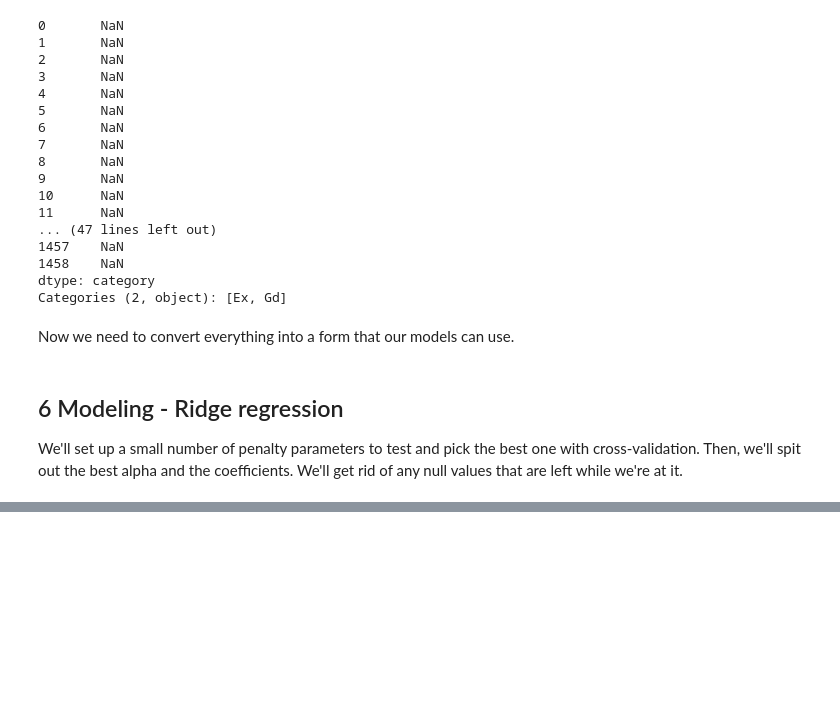
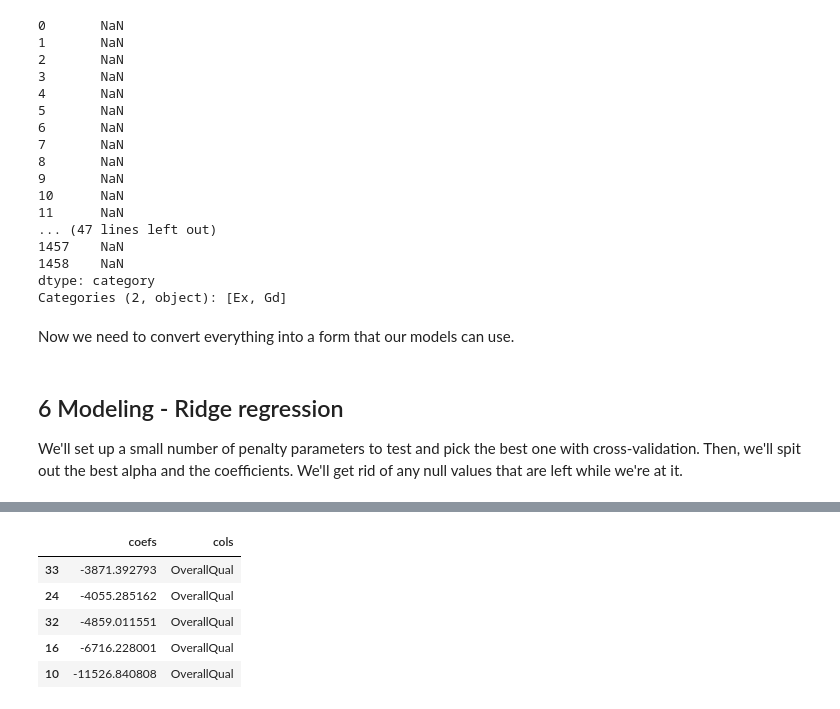
Before and after one commit to jdunavin/Homes, a Jupyter notebook: Ames IA home prices.ipynb, the cells around one changed output, grey strips where cells are left out. Drawn from its saved outputs; the diff is of its cells as text; code cells hidden in the pictures; blank space fills up the shorter version.

```diff
--- a/Ames IA home prices.ipynb
+++ b/Ames IA home prices.ipynb
@@ -394,0 +555,9 @@ ridge.alpha_
+# %%
+lasso.c[-5:]
+# %% [output]
+|  | coefs | cols |
+| 33 | -3871.392793 | OverallQual |
+| 24 | -4055.285162 | OverallQual |
+| 32 | -4859.011551 | OverallQual |
+| 16 | -6716.228001 | OverallQual |
+| 10 | -11526.840808 | OverallQual |
```
Also changed, not shown: parts of 58 cells of this notebook, 3 other files.
